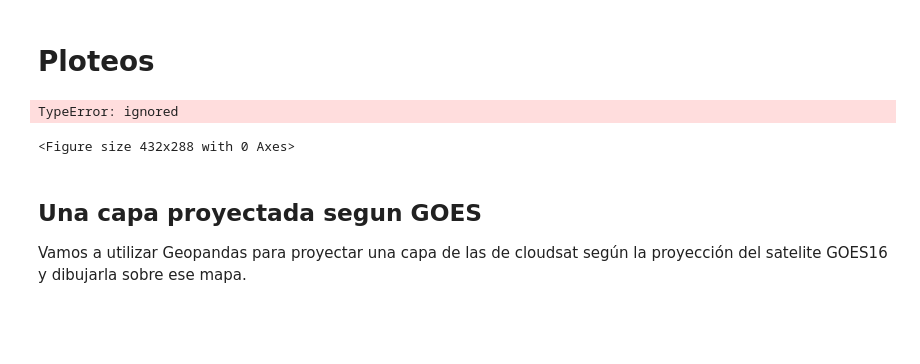
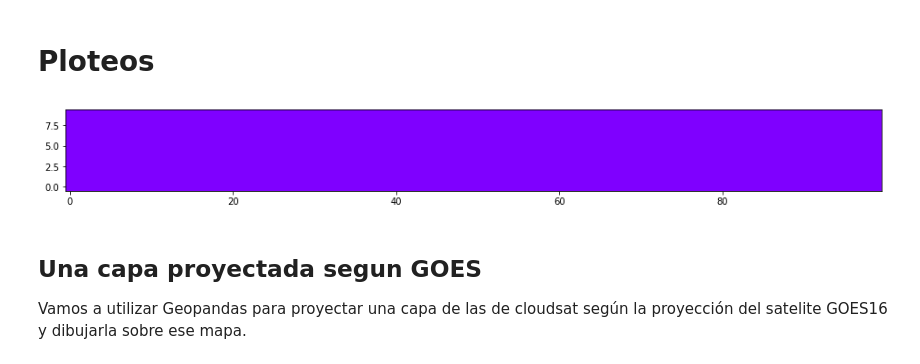
Before and after one commit to paula-rj/StratoPy, a Jupyter notebook: Abrir_y_graficar_archivos_Cldclass_con_Python.ipynb, the cells around one changed output. Drawn from its saved outputs; the diff is of its cells as text; code cells hidden in the pictures; blank space fills up the shorter version.

```diff
--- a/Abrir_y_graficar_archivos_Cldclass_con_Python.ipynb
+++ b/Abrir_y_graficar_archivos_Cldclass_con_Python.ipynb
@@ -309,7 +170,7 @@ Una partecita de la documentación acerca del formato vdata:
     - vdata interlace mode
 # %%
 #Path del archivo CLDCLASS
-path = '/content/gdrive/MyDrive/Kaggle/2019003183652_67566_CS_2B-CLDCLASS_GRANULE_P1_R05_E08_F03.hdf'
+path = 'data/CloudSat/2019003183652_67566_CS_2B-CLDCLASS_GRANULE_P1_R05_E08_F03.hdf'
 # %% [markdown]
 Abrimos la sección del archivo tipo HDF donde estan las variables en formato VS (Vdata table, tablas de datos estructuradas dentro del archivo HDF; mas info [acá](http://pysclint.sourceforge.net/pyhdf/pyhdf.VS.html)). Acá estan todas las variables que tienen que ver con ubicación en tiempo y espacio del satélite, en particular latitud, longitud, y tiempo utc. Como vemos son tuplaas de 9 elementos como indica la documentación.
 # %%
@@ -565,14 +427,14 @@ dict
 # Ploteos
 # %%
 import matplotlib as mpl
-fig, ax = plt.figure()
-plt.imshow(cld_layertype[12346:12446, :].T, vmin=0, vmax=10, origin='lower', cmap='rainbow')
-norm = mpl.colors.Normalize(vmin=0, vmax=10)
-fig.colorbar(mpl.cm.ScalarMappable(norm=norm, cmap='rainbow'),
-             cax=ax, orientation='horizontal', )
+fig, ax = plt.subplots(figsize=(16,9))
+dado = ax.imshow(cld_layertype[12346:12446, :].T, vmin=0, vmax=10, origin='lower', cmap='rainbow')
+# plt.colorbar(dado)
+# norm = mpl.colors.Normalize(vmin=0, vmax=10)
+# plt.colorbar(mpl.cm.ScalarMappable(norm=norm, cmap='rainbow'),
+#              cax=ax, orientation='horizontal', )
 # %% [output]
-TypeError: ignored
-<Figure size 432x288 with 0 Axes>
+[figure, added]
 # %% [markdown]
 ## Una capa proyectada segun GOES
 Vamos a utilizar Geopandas para proyectar una capa de las de cloudsat según la proyección del satelite GOES16 y dibujarla sobre ese mapa.
```
Also changed, not shown: parts of 21 cells of this notebook, 5 other files.
